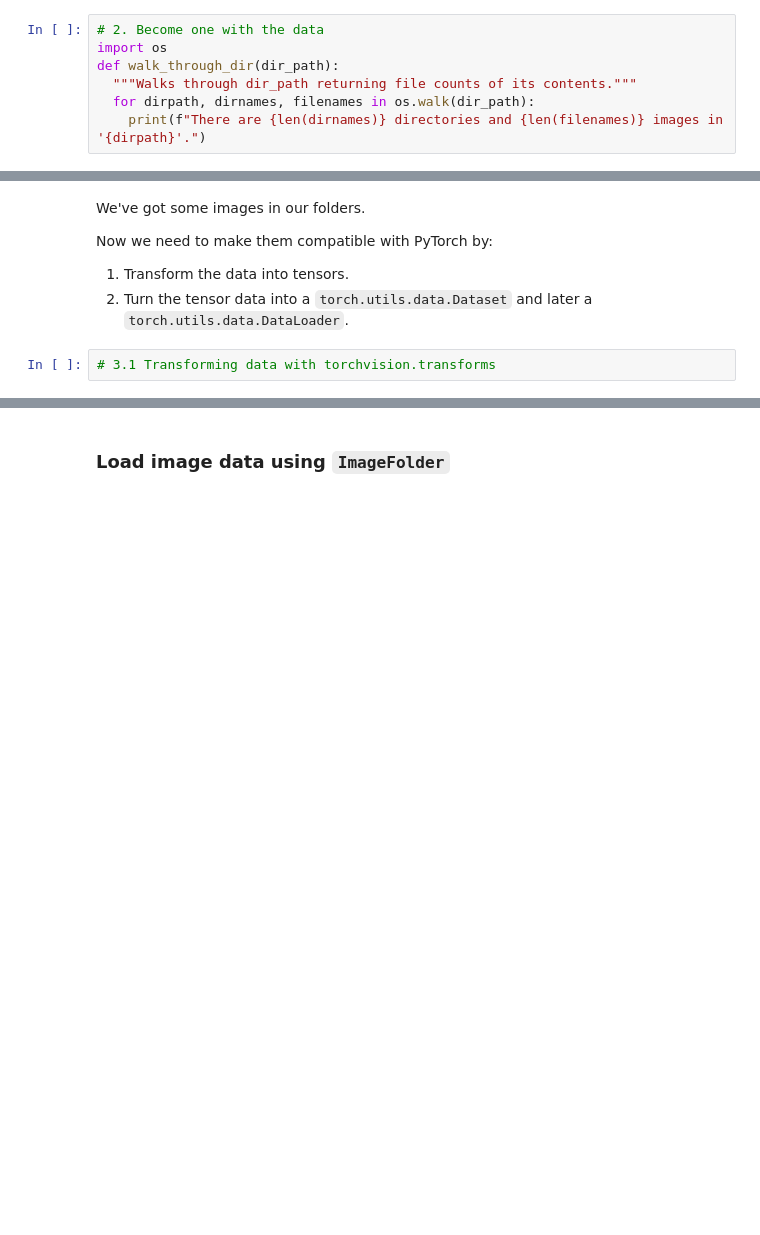
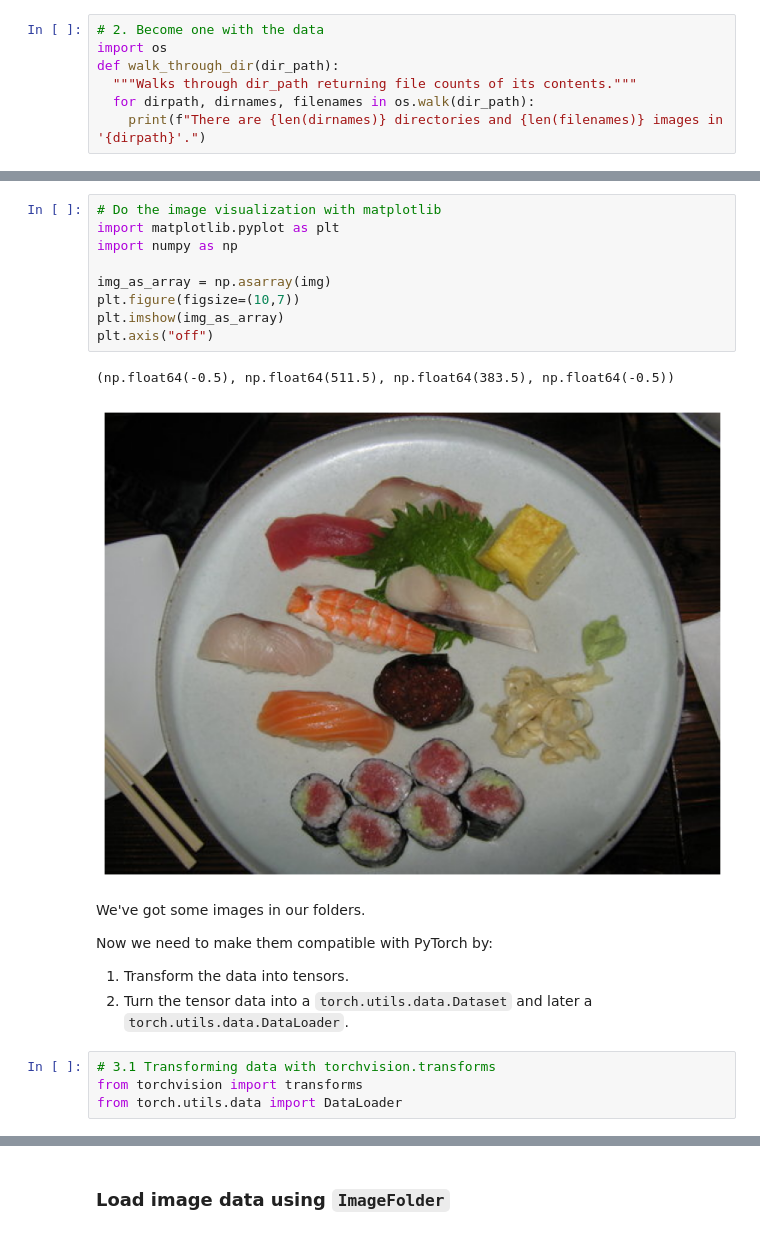
Before and after one commit to ErnCharles/ml_opne, a Jupyter notebook: extras/exercises/04_pytorch_custom_datasets_exercises.ipynb, the cells around one changed output, grey strips where cells are left out. Drawn from its saved outputs; the diff is of its cells as text; blank space fills up the shorter version.

```diff
--- a/extras/exercises/04_pytorch_custom_datasets_exercises.ipynb
+++ b/extras/exercises/04_pytorch_custom_datasets_exercises.ipynb
@@ -80,3 +134,15 @@ def walk_through_dir(dir_path):
+# %%
+# Do the image visualization with matplotlib
+import matplotlib.pyplot as plt
+import numpy as np
+
+img_as_array = np.asarray(img)
+plt.figure(figsize=(10,7))
+plt.imshow(img_as_array)
+plt.axis("off")
+# %% [output]
+(np.float64(-0.5), np.float64(511.5), np.float64(383.5), np.float64(-0.5))
+[figure, added]
 # %% [markdown]
 We've got some images in our folders.
 
@@ -85,5 +151,7 @@ Now we need to make them compatible with PyTorch by:
 2. Turn the tensor data into a `torch.utils.data.Dataset` and later a `torch.utils.data.DataLoader`.
 # %%
 # 3.1 Transforming data with torchvision.transforms
+from torchvision import transforms
+from torch.utils.data import DataLoader
 # %%
 # Write transform for turning images into tensors
```
Also changed, not shown: parts of 28 cells of this notebook.
